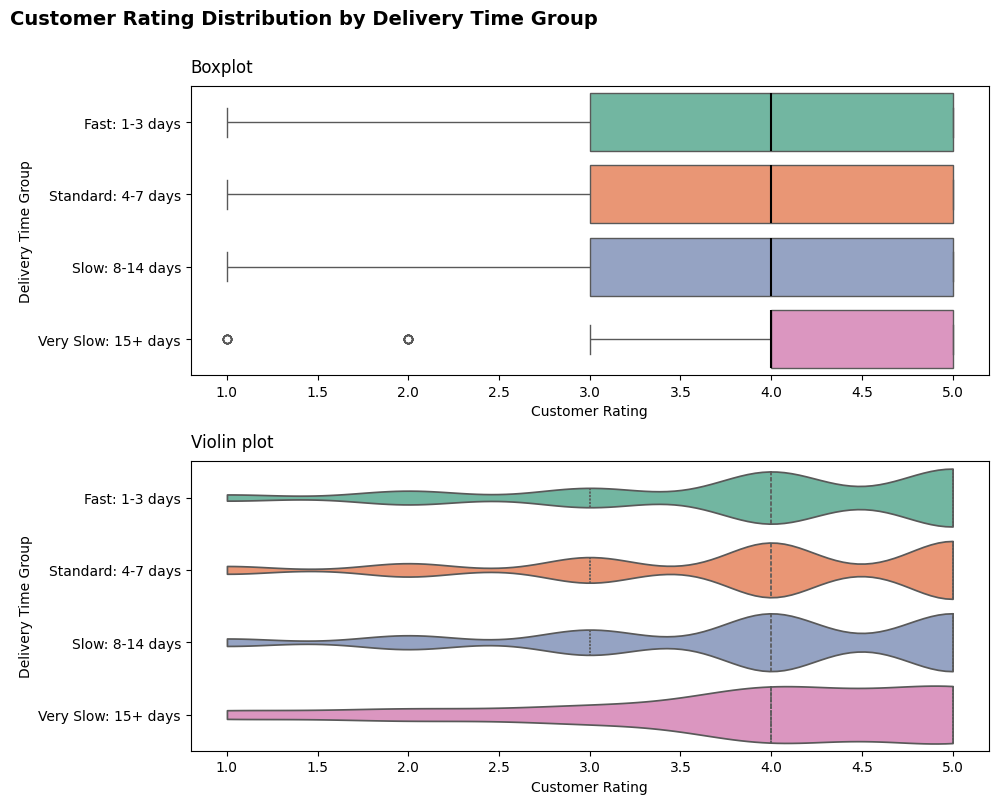
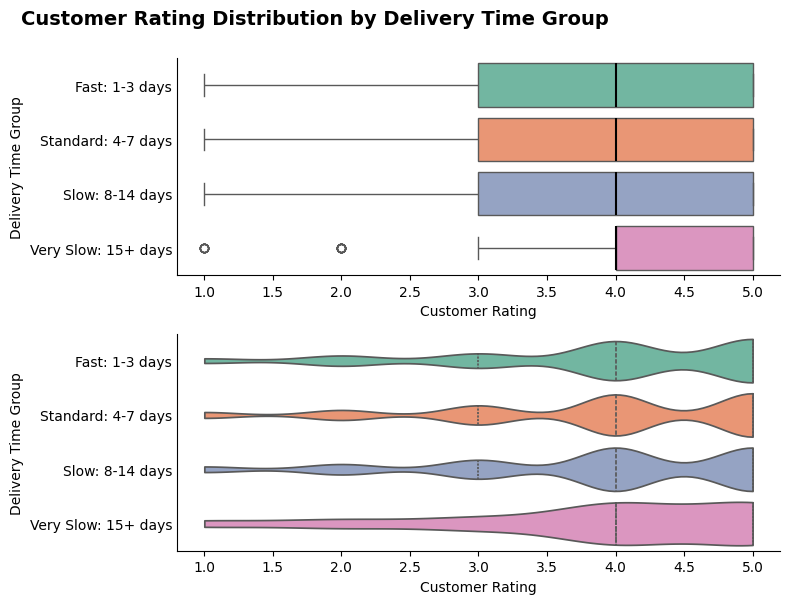
The change to this notebook cell's code, shown as a diff; its figure went from the first image to the second:
--- before
+++ after
@@ -4,20 +4,24 @@
 Delivery_Time_Group = pd.cut(df_purchase_experience["Delivery_Time_Days"],bins=delivery_bins,labels=delivery_labels,include_lowest=True)
 
-fig, axes = plt.subplots(2,1,figsize=(10, 8))
+fig, axes = plt.subplots(2,1,figsize=(8, 6))
 axes = axes.flatten()
 
 # KDE plot
 sns.boxplot(data=df_purchase_experience,x="Customer_Rating",y=Delivery_Time_Group,hue=Delivery_Time_Group,ax=axes[0], palette="Set2", medianprops={"color": "black", "linewidth": 1.5})
-axes[0].set_title("Boxplot", loc="left", pad=10)
+
 axes[0].set_xlabel("Customer Rating")
 axes[0].set_ylabel("Delivery Time Group")
-
+axes[0].tick_params(axis="y", length=0)
+axes[0].spines["top"].set_visible(False)
+axes[0].spines["right"].set_visible(False)
 # Violin plot
 sns.violinplot(data=df_purchase_experience,x="Customer_Rating",y=Delivery_Time_Group, hue=Delivery_Time_Group,ax=axes[1], inner="quartile", cut=0, palette="Set2")
-axes[1].set_title("Violin plot", loc="left", pad=10)
+
 axes[1].set_xlabel("Customer Rating")
 axes[1].set_ylabel("Delivery Time Group")
-
-plt.suptitle("Customer Rating Distribution by Delivery Time Group", fontsize=14, fontweight="bold", y=1, x=0.3)
+axes[1].tick_params(axis="y", length=0)
+axes[1].spines["top"].set_visible(False)
+axes[1].spines["right"].set_visible(False)
+plt.suptitle("Customer Rating Distribution by Delivery Time Group", fontsize=14, fontweight="bold", y=1, x=0.4)
 plt.tight_layout()
 plt.show()

Commit: Complete week 6